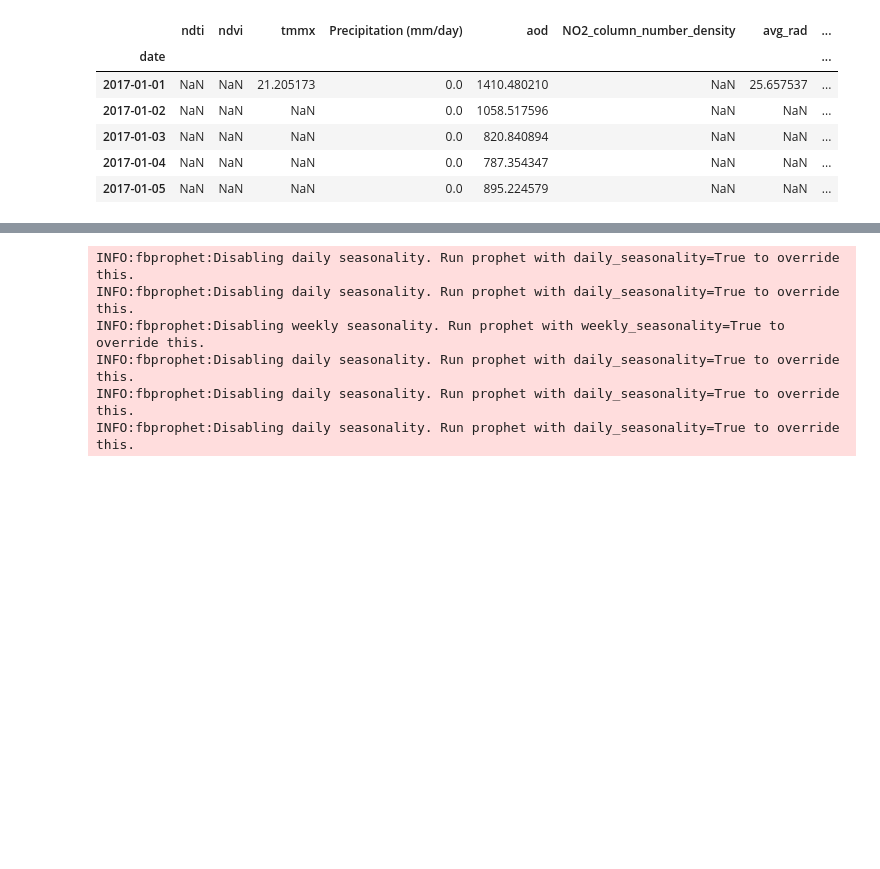
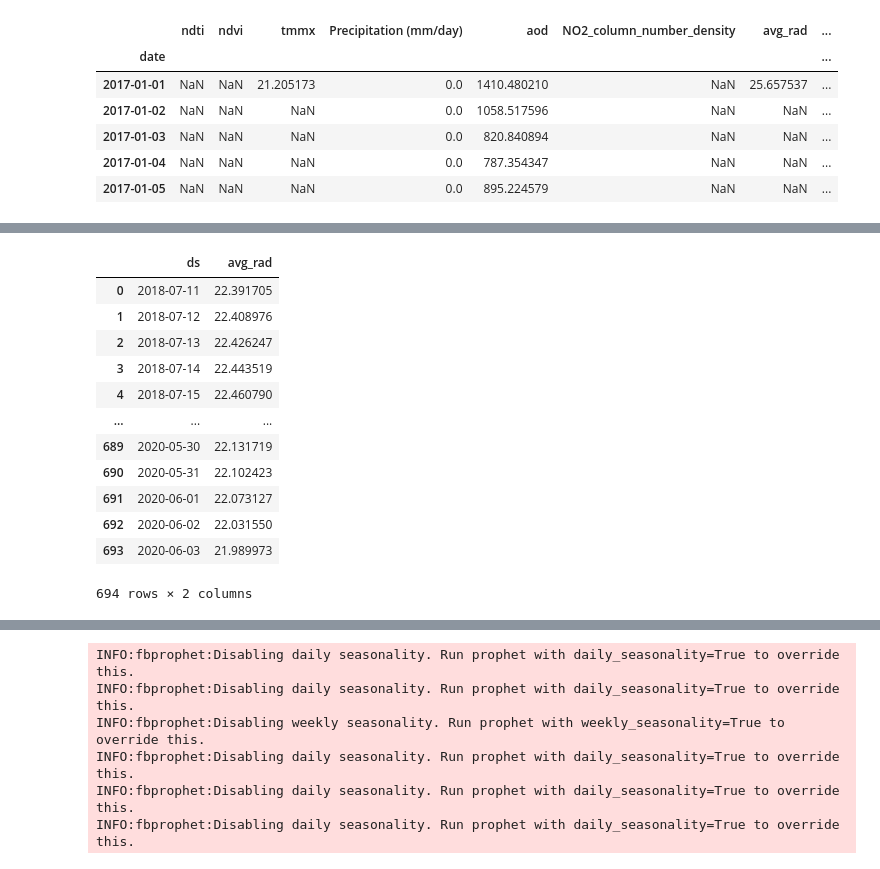
Before and after one commit to d-saikrishna/GIS_RemoteSensing, a Jupyter notebook: Covid_Env/Causality.ipynb, the cells around one changed output, grey strips where cells are left out. Drawn from its saved outputs; the diff is of its cells as text; code cells hidden in the pictures; blank space fills up the shorter version.

```diff
--- a/Covid_Env/Causality.ipynb
+++ b/Covid_Env/Causality.ipynb
@@ -19,3 +36,19 @@ df.head()
+# %%
+future_dates
+# %% [output]
+|  | ds | avg_rad |
+| 0 | 2018-07-11 | 22.391705 |
+| 1 | 2018-07-12 | 22.408976 |
+| 2 | 2018-07-13 | 22.426247 |
+| 3 | 2018-07-14 | 22.443519 |
+| 4 | 2018-07-15 | 22.460790 |
+| ... | ... | ... |
+| 689 | 2020-05-30 | 22.131719 |
+| 690 | 2020-05-31 | 22.102423 |
+| 691 | 2020-06-01 | 22.073127 |
+| 692 | 2020-06-02 | 22.031550 |
+| 693 | 2020-06-03 | 21.989973 |
+694 rows × 2 columns
 # %%
 from fbprophet import Prophet
 def predict_var(var,roll=7,future_periods=155,yearly_seasonal=False,train_until='2019'):
```
Also changed, not shown: parts of 9 cells of this notebook, 3 other files.
